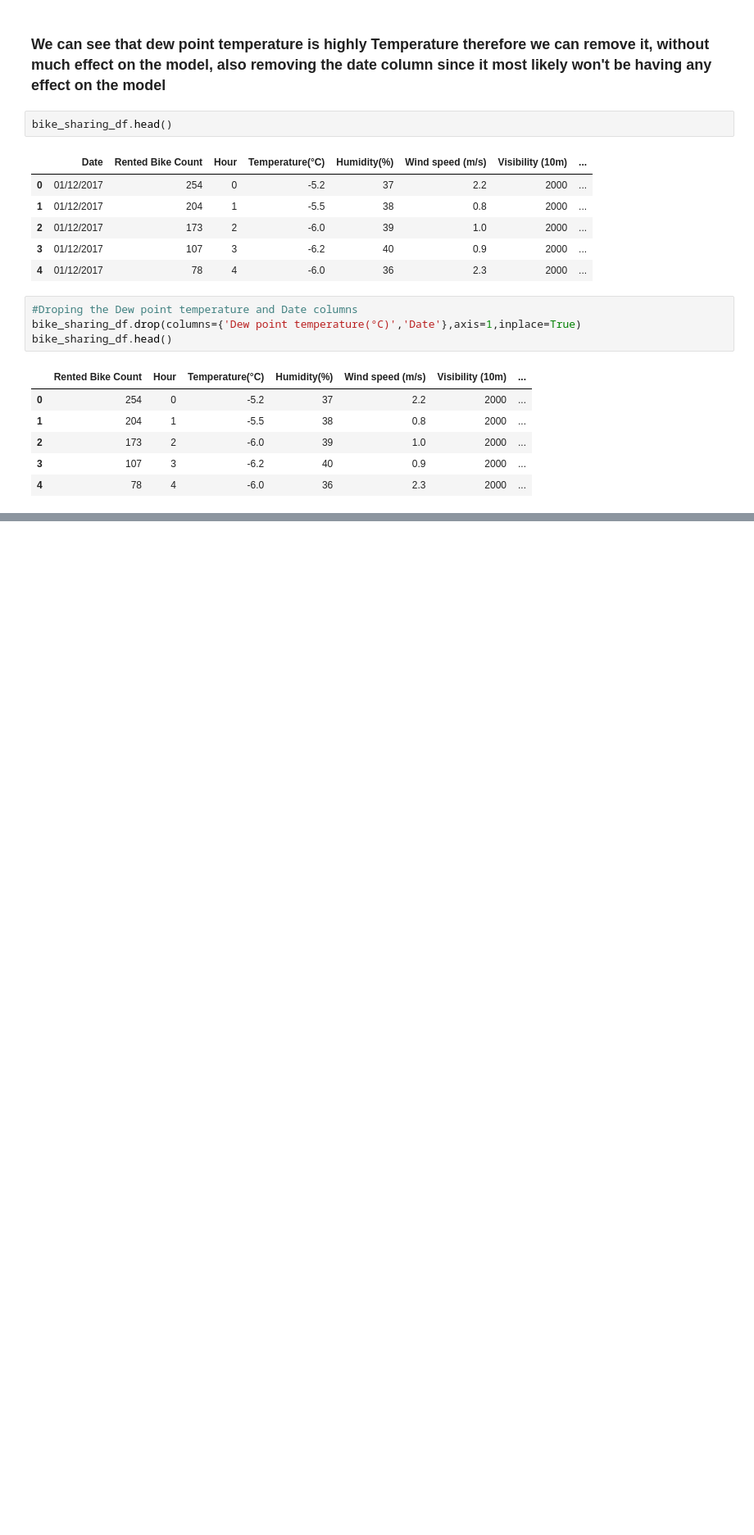
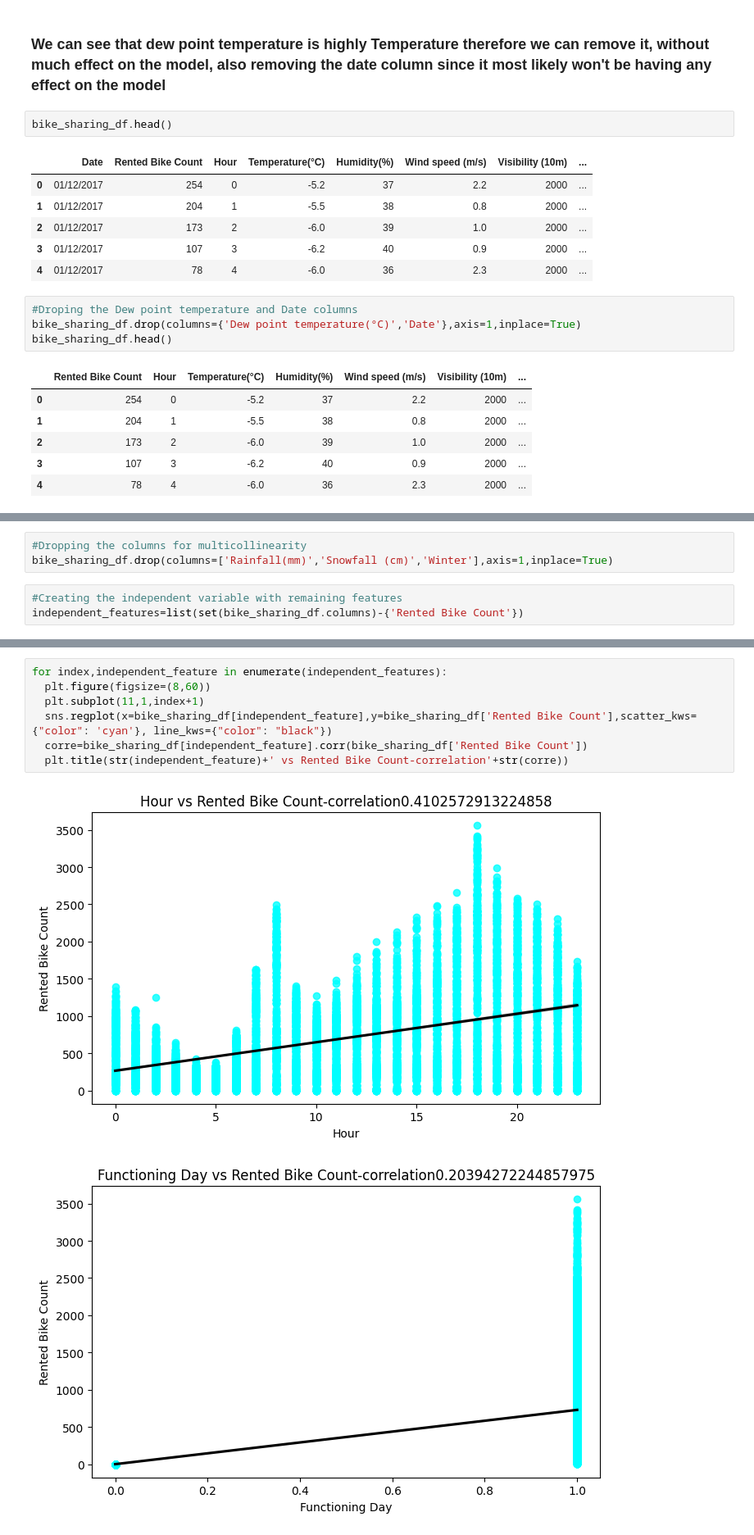
Before and after one commit to vishant750/bike_sharing_demand_prediction, a Jupyter notebook: Bike_sharing_demad_prediction.ipynb, the cells around one changed output, grey strips where cells are left out. Shown at 82% size. Saved outputs shown, nothing was run; the diff lists cells and outputs as text; blank space fills up the shorter version.

```diff
--- a/Bike_sharing_demad_prediction.ipynb
+++ b/Bike_sharing_demad_prediction.ipynb
@@ -534,0 +588,6 @@ bike_sharing_df.head()
+# %%
+#Dropping the columns for multicollinearity
+bike_sharing_df.drop(columns=['Rainfall(mm)','Snowfall (cm)','Winter'],axis=1,inplace=True)
+# %%
+#Creating the independent variable with remaining features
+independent_features=list(set(bike_sharing_df.columns)-{'Rented Bike Count'})
@@ -534,0 +616,10 @@ bike_sharing_df.head()
+# %%
+for index,independent_feature in enumerate(independent_features):
+  plt.figure(figsize=(8,60))
+  plt.subplot(11,1,index+1)
+  sns.regplot(x=bike_sharing_df[independent_feature],y=bike_sharing_df['Rented Bike Count'],scatter_kws={"color": 'cyan'}, line_kws={"color": "black"})
+  corre=bike_sharing_df[independent_feature].corr(bike_sharing_df['Rented Bike Count'])
+  plt.title(str(independent_feature)+' vs Rented Bike Count-correlation'+str(corre))
+# %% [output]
+[figure, added]
+[figure, added]
```
Also changed, not shown: parts of 29 cells of this notebook.
